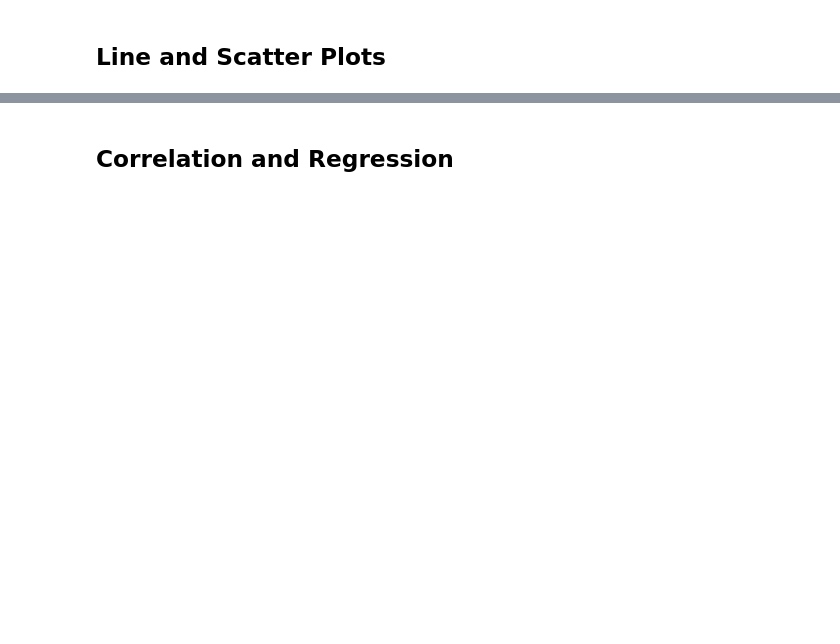
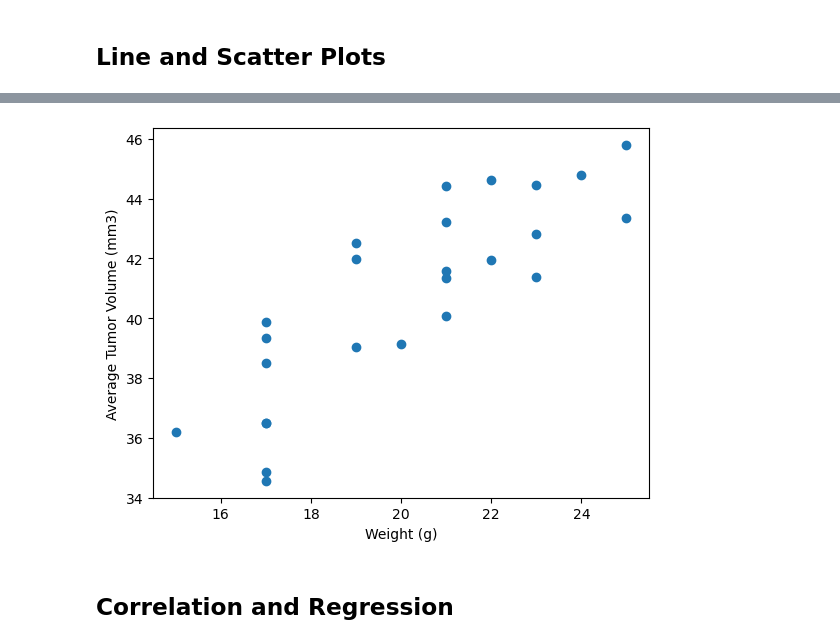
Before and after one commit to msryannhawkins/Matplotlib-Challenge, a Jupyter notebook: Pymaceuticals/pymaceuticals_starter.ipynb, the cells around one changed output, grey strips where cells are left out. Saved outputs shown, nothing was run; the diff lists cells and outputs as text; code cells hidden in the pictures; blank space fills up the shorter version.

```diff
--- a/Pymaceuticals/pymaceuticals_starter.ipynb
+++ b/Pymaceuticals/pymaceuticals_starter.ipynb
@@ -280,3 +336,14 @@ plt.show()
+# %%
+# Generate a scatter plot of mouse weight vs. the average observed tumor volume for the entire Capomulin regimen
+    #similar as above but all Mouse ID and ['Capomulin']
+capomulin_table = Cleaned_Combined.loc[Cleaned_Combined['Drug Regimen'] == "Capomulin"]
+capomulin_average = capomulin_table.groupby(['Mouse ID'])[['Weight (g)', 'Tumor Volume (mm3)']].mean()
+plt.scatter(capomulin_average['Weight (g)'],capomulin_average['Tumor Volume (mm3)'])
+plt.xlabel('Weight (g)')
+plt.ylabel('Average Tumor Volume (mm3)')
+plt.show()
+# %% [output]
+[figure, added]
 # %% [markdown]
 ## Correlation and Regression
 # %%
```
Also changed, not shown: parts of 6 cells of this notebook, 1 other file.
